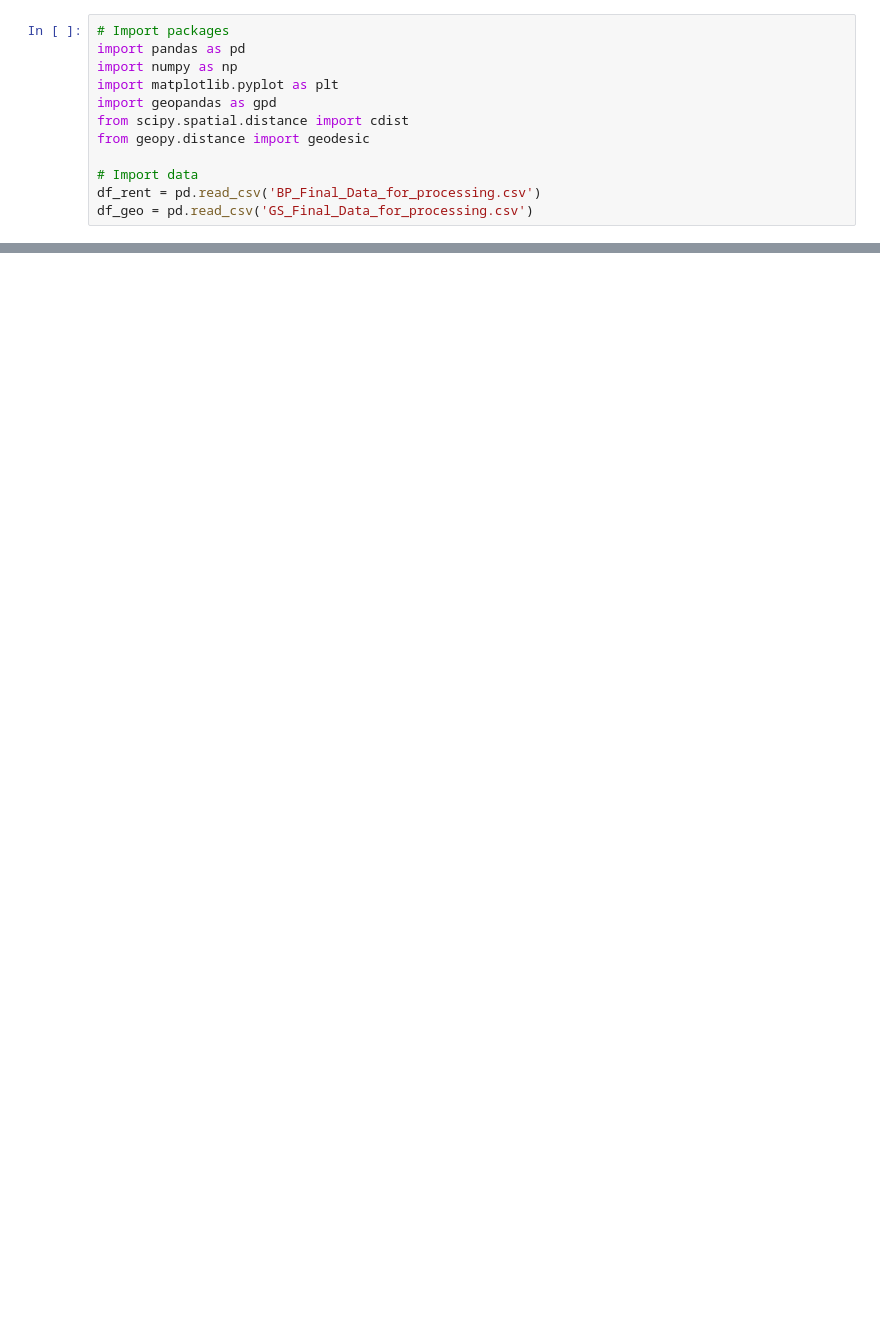
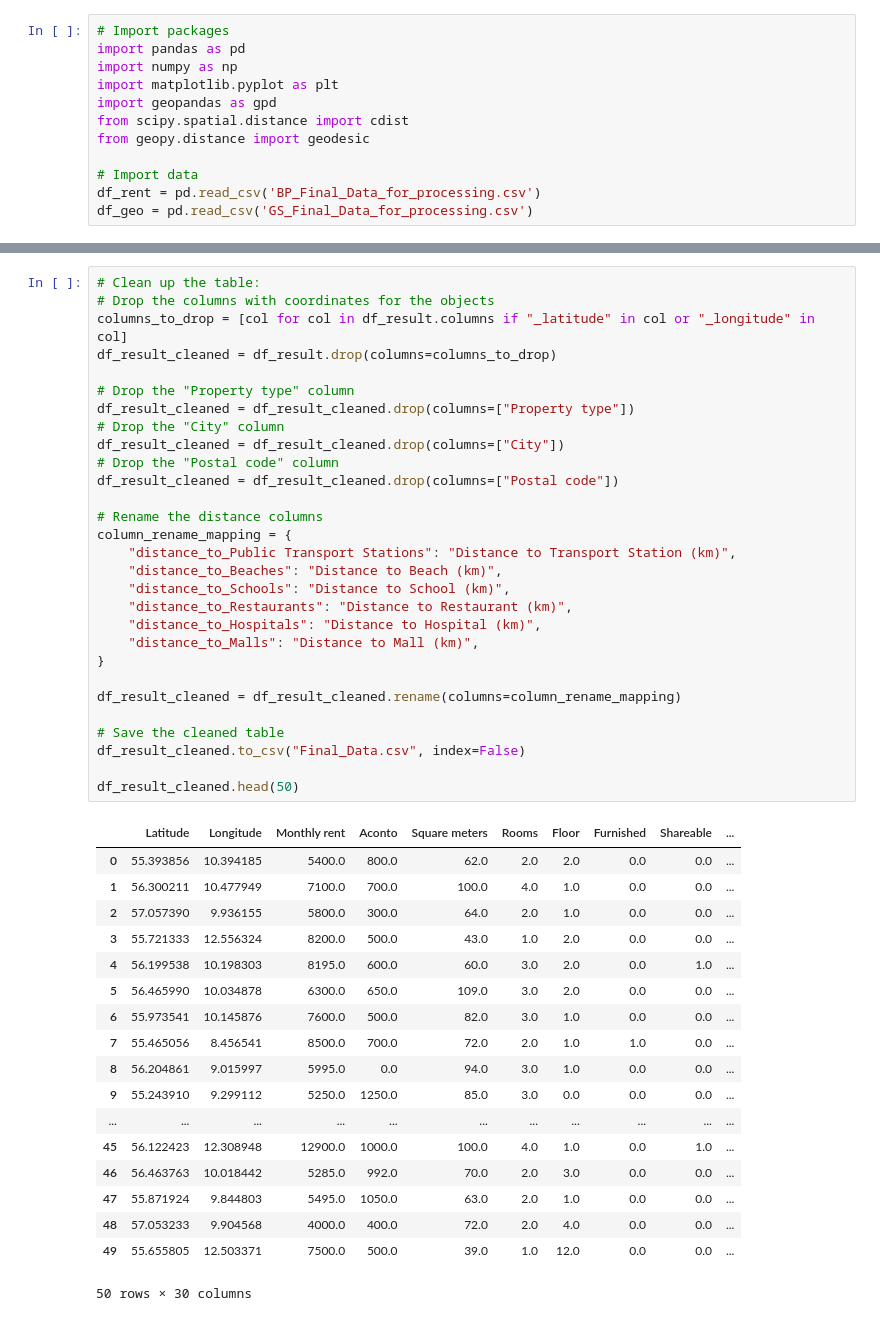
Before and after one commit to NicholasStampe/SocialDataScience, a Jupyter notebook: ExamProject/Data processing/Data_processing_dist.ipynb, the cells around one changed output, grey strips where cells are left out. Drawn from its saved outputs; the diff is of its cells as text; blank space fills up the shorter version.

Commit message:
Data med afstande - Jesper

```diff
--- a/ExamProject/Data processing/Data_processing_dist.ipynb
+++ b/ExamProject/Data processing/Data_processing_dist.ipynb
@@ -59,0 +61,48 @@ df_rent.head(50)
+# %%
+# Clean up the table:
+# Drop the columns with coordinates for the objects
+columns_to_drop = [col for col in df_result.columns if "_latitude" in col or "_longitude" in col]
+df_result_cleaned = df_result.drop(columns=columns_to_drop)
+
+# Drop the "Property type" column
+df_result_cleaned = df_result_cleaned.drop(columns=["Property type"])
+# Drop the "City" column
+df_result_cleaned = df_result_cleaned.drop(columns=["City"])
+# Drop the "Postal code" column
+df_result_cleaned = df_result_cleaned.drop(columns=["Postal code"])
+
+# Rename the distance columns
+column_rename_mapping = {
+    "distance_to_Public Transport Stations": "Distance to Transport Station (km)",
+    "distance_to_Beaches": "Distance to Beach (km)",
+    "distance_to_Schools": "Distance to School (km)",
+    "distance_to_Restaurants": "Distance to Restaurant (km)",
+    "distance_to_Hospitals": "Distance to Hospital (km)",
+    "distance_to_Malls": "Distance to Mall (km)",
+}
+
+df_result_cleaned = df_result_cleaned.rename(columns=column_rename_mapping)
+
+# Save the cleaned table
+df_result_cleaned.to_csv("Final_Data.csv", index=False)
+
+df_result_cleaned.head(50)
+# %% [output]
+|  | Latitude | Longitude | Monthly rent | Aconto | Square meters | Rooms | Floor | Furnished | Shareable | ... |
+| 0 | 55.393856 | 10.394185 | 5400.0 | 800.0 | 62.0 | 2.0 | 2.0 | 0.0 | 0.0 | ... |
+| 1 | 56.300211 | 10.477949 | 7100.0 | 700.0 | 100.0 | 4.0 | 1.0 | 0.0 | 0.0 | ... |
+| 2 | 57.057390 | 9.936155 | 5800.0 | 300.0 | 64.0 | 2.0 | 1.0 | 0.0 | 0.0 | ... |
+| 3 | 55.721333 | 12.556324 | 8200.0 | 500.0 | 43.0 | 1.0 | 2.0 | 0.0 | 0.0 | ... |
+| 4 | 56.199538 | 10.198303 | 8195.0 | 600.0 | 60.0 | 3.0 | 2.0 | 0.0 | 1.0 | ... |
+| 5 | 56.465990 | 10.034878 | 6300.0 | 650.0 | 109.0 | 3.0 | 2.0 | 0.0 | 0.0 | ... |
+| 6 | 55.973541 | 10.145876 | 7600.0 | 500.0 | 82.0 | 3.0 | 1.0 | 0.0 | 0.0 | ... |
+| 7 | 55.465056 | 8.456541 | 8500.0 | 700.0 | 72.0 | 2.0 | 1.0 | 1.0 | 0.0 | ... |
+| 8 | 56.204861 | 9.015997 | 5995.0 | 0.0 | 94.0 | 3.0 | 1.0 | 0.0 | 0.0 | ... |
+| 9 | 55.243910 | 9.299112 | 5250.0 | 1250.0 | 85.0 | 3.0 | 0.0 | 0.0 | 0.0 | ... |
+| ... | ... | ... | ... | ... | ... | ... | ... | ... | ... | ... |
+| 45 | 56.122423 | 12.308948 | 12900.0 | 1000.0 | 100.0 | 4.0 | 1.0 | 0.0 | 1.0 | ... |
+| 46 | 56.463763 | 10.018442 | 5285.0 | 992.0 | 70.0 | 2.0 | 3.0 | 0.0 | 0.0 | ... |
+| 47 | 55.871924 | 9.844803 | 5495.0 | 1050.0 | 63.0 | 2.0 | 1.0 | 0.0 | 0.0 | ... |
+| 48 | 57.053233 | 9.904568 | 4000.0 | 400.0 | 72.0 | 2.0 | 4.0 | 0.0 | 0.0 | ... |
+| 49 | 55.655805 | 12.503371 | 7500.0 | 500.0 | 39.0 | 1.0 | 12.0 | 0.0 | 0.0 | ... |
+50 rows × 30 columns
```
Also changed, not shown: parts of 2 cells of this notebook.
